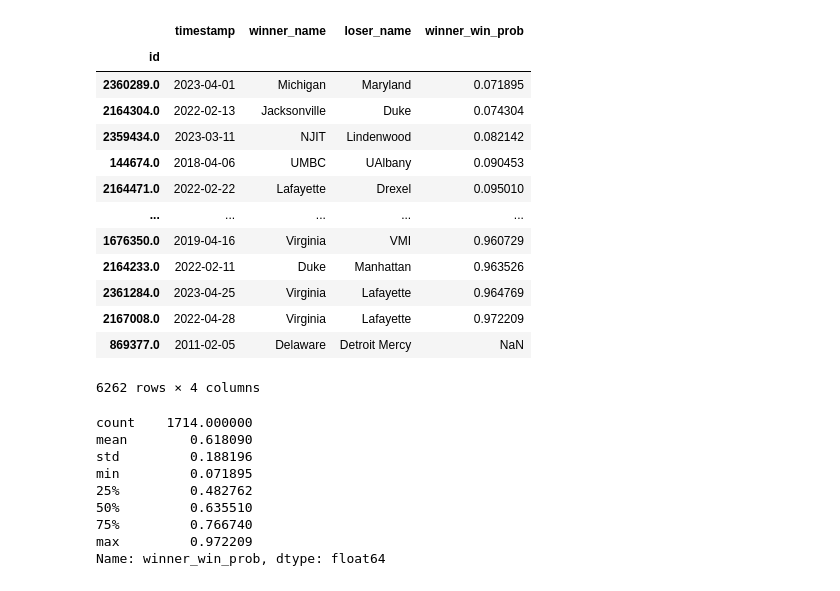
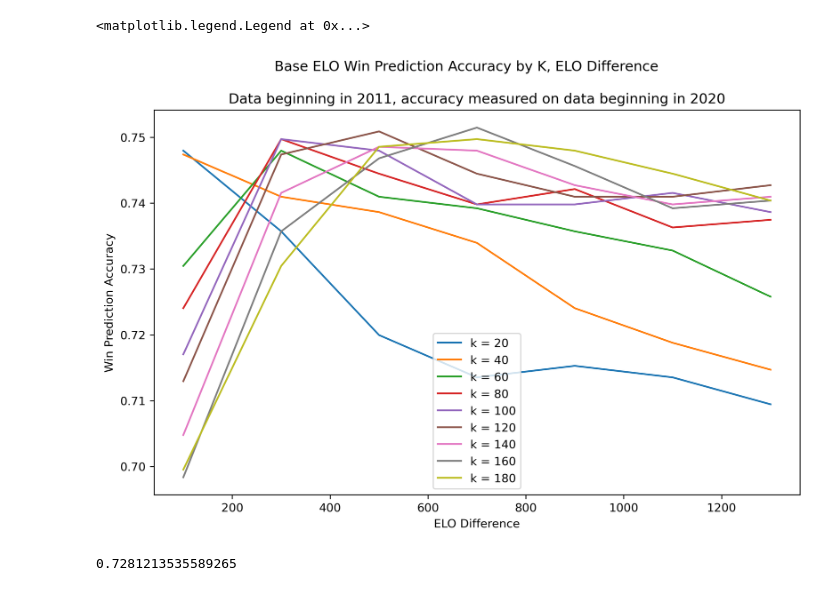
Before and after one commit to evanglas/lacrosse-analysis, a Jupyter notebook: elo_predictor.ipynb, the cells around one changed output. Saved outputs shown, nothing was run; the diff lists cells and outputs as text; code cells hidden in the pictures.

```diff
--- a/elo_predictor.ipynb
+++ b/elo_predictor.ipynb
@@ -214 +294,36 @@ nf = df.rename(columns={school: schools.loc[school].school_name for school in df
+# %%
+import matplotlib.pyplot as plt
+
+
+
+# Extract x, y, and z values from the accs dictionary
+x = []
+y = []
+z = []
+for key, value in accs.items():
+    x.append(key[1])  # Use key[1] as x-axis
+    y.append(value)  # Use value as y-axis
+    z.append(key[0])  # Use key[0] as line identifier
+
+plt.figure(dpi=300, figsize=(10, 6))
+for line_id in sorted(list(set(z))):
+    line_x = [x[i] for i in range(len(z)) if z[i] == line_id]
+    line_y = [y[i] for i in range(len(z)) if z[i] == line_id]
+    plt.plot(line_x, line_y, label=f"k = {line_id}")
+
+# Set labels and title
+plt.xlabel("ELO Difference")
+plt.ylabel("Win Prediction Accuracy")
+plt.suptitle("Base ELO Win Prediction Accuracy by K, ELO Difference")
+plt.title("Data beginning in 2011, accuracy measured on data beginning in 2020")
+
+# Add legend
+plt.legend()
+# %% [output]
+<matplotlib.legend.Legend at 0x...>
+[figure, added]
+# %%
+min(accs.values())
+# %% [output]
+0.7281213535589265
 # %%
@@ -223,29 +339,0 @@ df['winner_win_prob'] = df.apply(lambda x: ELO.compute_expected_outcome_prob(x.w
-# %%
-df[['timestamp', 'winner_name', 'loser_name', 'winner_win_prob']].sort_values(by='winner_win_prob')
-# %% [output]
-|  | timestamp | winner_name | loser_name | winner_win_prob |
-| id |  |  |  |  |
-| 2360289.0 | 2023-04-01 | Michigan | Maryland | 0.071895 |
-| 2164304.0 | 2022-02-13 | Jacksonville | Duke | 0.074304 |
-| 2359434.0 | 2023-03-11 | NJIT | Lindenwood | 0.082142 |
-| 144674.0 | 2018-04-06 | UMBC | UAlbany | 0.090453 |
-| 2164471.0 | 2022-02-22 | Lafayette | Drexel | 0.095010 |
-| ... | ... | ... | ... | ... |
-| 1676350.0 | 2019-04-16 | Virginia | VMI | 0.960729 |
-| 2164233.0 | 2022-02-11 | Duke | Manhattan | 0.963526 |
-| 2361284.0 | 2023-04-25 | Virginia | Lafayette | 0.964769 |
-| 2167008.0 | 2022-04-28 | Virginia | Lafayette | 0.972209 |
-| 869377.0 | 2011-02-05 | Delaware | Detroit Mercy | NaN |
-6262 rows × 4 columns
-# %%
-df.loc[df.timestamp > '2020'].winner_win_prob.describe()
-# %% [output]
-count    1714.000000
-mean        0.618090
-std         0.188196
-min         0.071895
-25%         0.482762
-50%         0.635510
-75%         0.766740
-max         0.972209
-Name: winner_win_prob, dtype: float64
```
Also changed, not shown: parts of 29 cells of this notebook, 1 other file.
